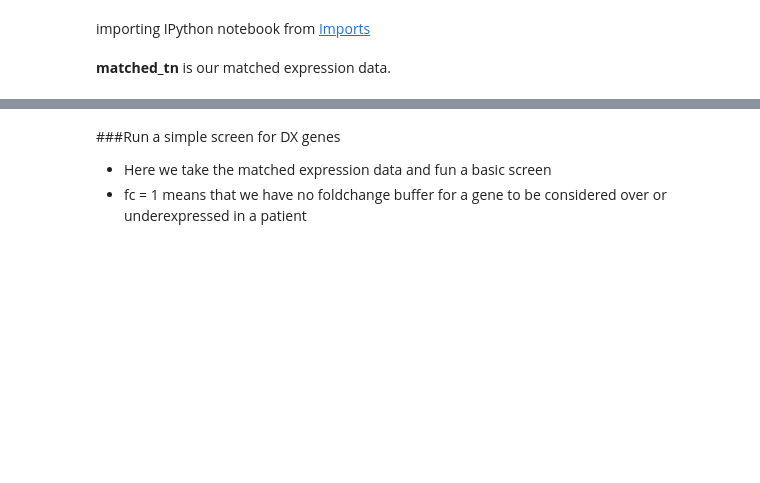
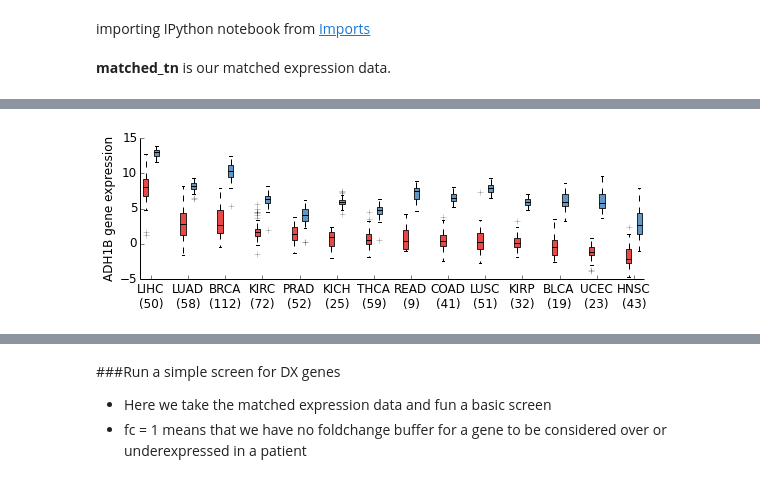
Before and after one commit to theandygross/TCGA_differential_expression, a Jupyter notebook: Notebooks/API_Reference.ipynb, the cells around one changed output, grey strips where cells are left out. Saved outputs shown, nothing was run; the diff lists cells and outputs as text; code cells hidden in the pictures; blank space fills up the shorter version.

```diff
--- a/Notebooks/API_Reference.ipynb
+++ b/Notebooks/API_Reference.ipynb
@@ -9,3 +9,34 @@ from Imports import *
 importing IPython notebook from Imports
 # %% [markdown]
 __matched_tn__ is our matched expression data.
+# %%
+def pull_out_tn(df, assoication_cutoff=.001):
+    """
+    Does a reconstruction of the data with on only eigenvectors
+    associated with the tumor-normal axis.
+
+    This is done by calculating the signular-value-decomposition
+    of the matrix, searching for associations of each eigenvector
+    with the tumor-normal change, and finally reconstructing the
+    matrix with those not significantly associated zero-ed out.
+
+    Returns a DataFrame of the reconstructed data matrix.
+
+    df:
+        DataFrame of measurements.  Should have a multi-index with
+        subjects on the first level and tissue type ('01' or '11')
+        on the second level.
+    """
+    df = pd.concat([df.xs('01',1,1), df.xs('11',1,1)],
+                    keys=['01','11'], axis=1)
+    df.columns = df.columns.swaplevel(0,1)
+
+    svd = frame_svd(df)
+    keep = svd[2].apply(ttest_rel).T.p < assoication_cutoff
+    S = pd.Series(svd[1]) * 1.*keep
+    S = pd.DataFrame(sp.linalg.diagsvd(S, len(S), len(S)), index=S.index,
+                     columns=S.index)
+    df_new = svd[0].dot(S).dot(svd[2].T)
+    return df_new
+# %%
+df = pull_out_tn(matched_tn)
@@ -22,3 +63,7 @@ matched_tn.T.head(10).T.head()
+# %%
+paired_bp_tn_split(df.ix['ADH1B'], codes)
+# %% [output]
+[figure, added]
 # %%
 paired_bp_tn_split(matched_tn.ix['ADH1B'], codes)
 # %% [output]
```
Also changed, not shown: parts of 10 cells of this notebook, 24 other files.
